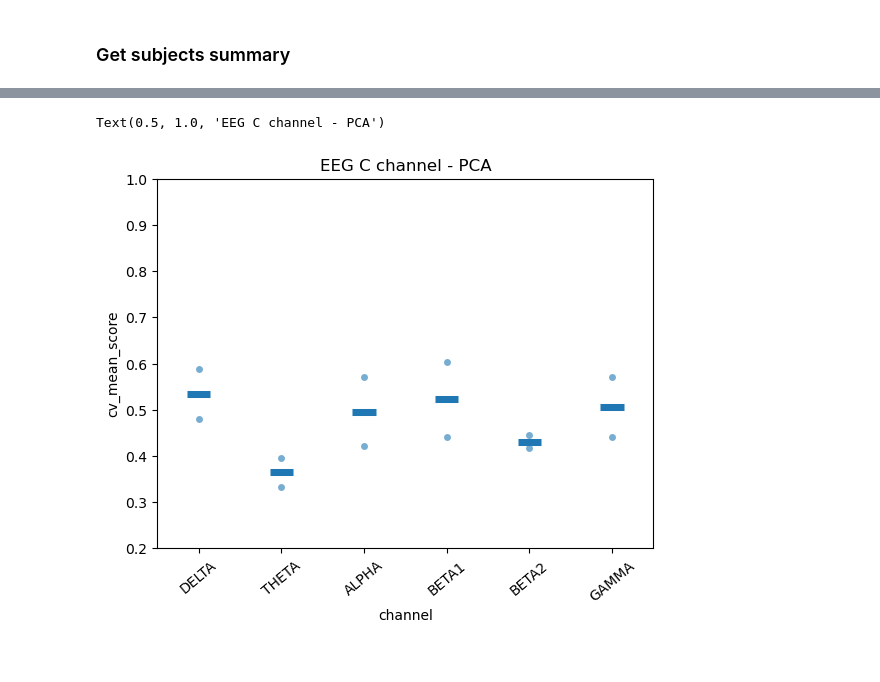
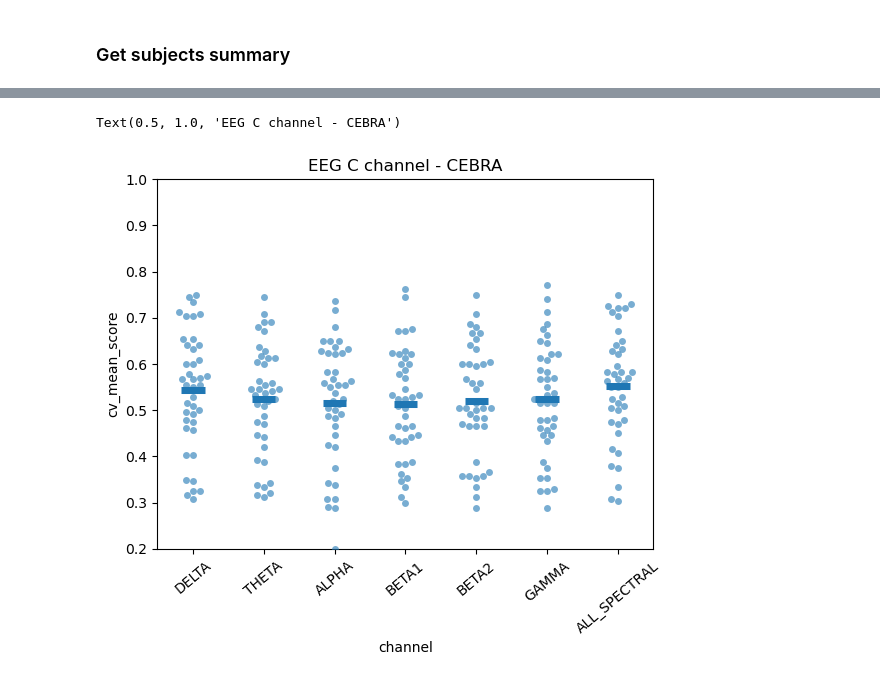
Before and after one commit to ti55987/MM_UCSF, a Jupyter notebook: analysis/knn_multi_classification.ipynb, the cells around one changed output, grey strips where cells are left out. Saved outputs shown, nothing was run; the diff lists cells and outputs as text; code cells hidden in the pictures.

```diff
--- a/analysis/knn_multi_classification.ipynb
+++ b/analysis/knn_multi_classification.ipynb
@@ -166,0 +97,7 @@ Loading ../CleandDataV2/2003 data...
+# %%
+import pickle
+
+# Read dictionary pkl file
+with open('./eeg_features2/all_features.pkl', 'rb') as fp:
+    marker_features = pickle.load(fp)
+len(marker_features)
@@ -173,6 +112,7 @@ IDX_MAP = {
     "lvha": "blue",
     "lvla": "steelblue",
 }
+target_names = ['hvha', 'hvla', 'nvha', 'nvla']
 
 cat_labels = []
 for idx, (v_thred, a_thred) in enumerate(label_thresholds):
@@ -212,0 +126,6 @@ Person dictionary
+# %%
+print(subject_list[-1])
+for i in range(len(subject_list)):
+    if subject_list[i] == '2035':
+        g = sns.histplot(data=[target_names[a]for a in cat_labels[i]], stat='percent', color='#fffea3')
+        g.set_title('2035')
@@ -470,9 +430,17 @@ subject_accuracy_summary = {
     "channel": [],
     "cv_mean_score": [],
 }
+###CHANGE ME####
+method = 'CEBRA'
 filtered_channel = "C"
+plot_roc = False
+plot_embeddings = False
+###############
+
 
 for idx in range(len(subject_list)):
+    # if subject_list[idx] != '2007':
+    #     continue
     print('decoding subject...', subject_list[idx])
 
     v_thred, a_thred = label_thresholds[idx]
@@ -480,14 +448,11 @@ for idx in range(len(subject_list)):
     dataset_dict = prepare_dataset(
         marker_features[idx],
         val_indexes,
-        attention_labels[idx],
         labels,
-        False,
-        filtered_channel,
     )
 
     f1_score_data, accuracy = decode_marker_data(
-        dataset_dict, '', "PCA", False, True
+        dataset_dict, method, filtered_channel, plot_roc, plot_embeddings
     )
 
     all_feature_name, mean_scores = get_feature_names_and_mean_scores(
@@ -526,38 +490,39 @@ subject_accuracy_summary
 # %%
 data = subject_accuracy_summary
-title = "EEG C channel - PCA"  #
+title = "EEG C channel - CEBRA"  #
 g = sns.swarmplot(
     data=data,
     x="channel",
     y="cv_mean_score",
     alpha=0.6,
     dodge=True,
     legend=False,
 )
 g.set_ylim((0.2, 1))
 
 df_means = data.groupby(["channel"])["cv_mean_score"].agg("mean").reset_index()
 pp = sns.pointplot(
     x="channel",
     y="cv_mean_score",
     data=df_means,
     dodge=0.6,
     linestyles="",
     errorbar=None,
     scale=2.5,
     markers="_",
     order=[
-        "Feature.DELTA",
-        "Feature.THETA",
-        "Feature.ALPHA",
-        "Feature.BETA1",
-        "Feature.BETA2",
-        "Feature.GAMMA",
+        "DELTA",
+        "THETA",
+        "ALPHA",
+        "BETA1",
+        "BETA2",
+        "GAMMA",
+        'ALL_SPECTRAL'
     ],
 )
-pp.set_xticklabels(['DELTA', 'THETA', 'ALPHA', 'BETA1', 'BETA2', 'GAMMA'], rotation=40)
+pp.set_xticklabels(['DELTA', 'THETA', 'ALPHA', 'BETA1', 'BETA2', 'GAMMA', 'ALL_SPECTRAL'], rotation=40)
 
 g.set_title(title)
 # %% [output]
-Text(0.5, 1.0, 'EEG C channel - PCA')
+Text(0.5, 1.0, 'EEG C channel - CEBRA')
-[figure, old version]
+[figure, new version]
```
Also changed, not shown: parts of 12 cells of this notebook, 4 other files.
